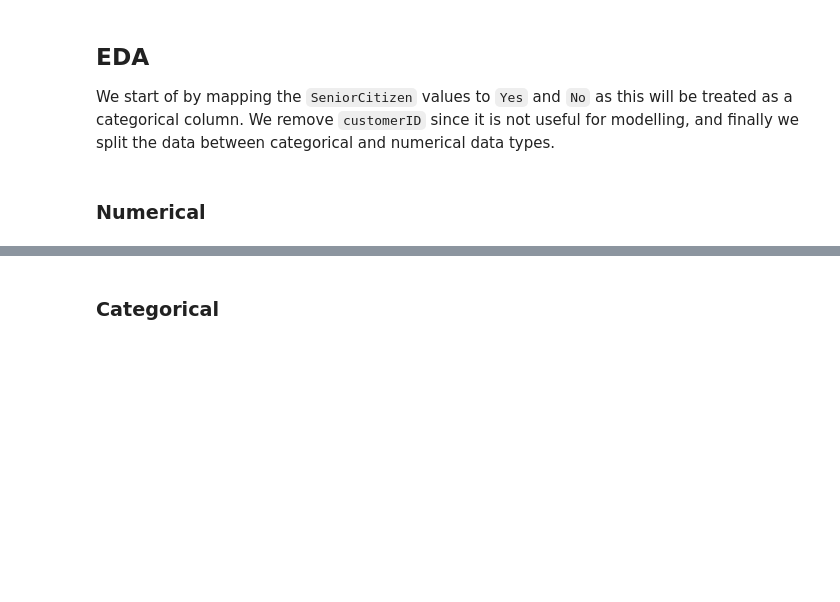
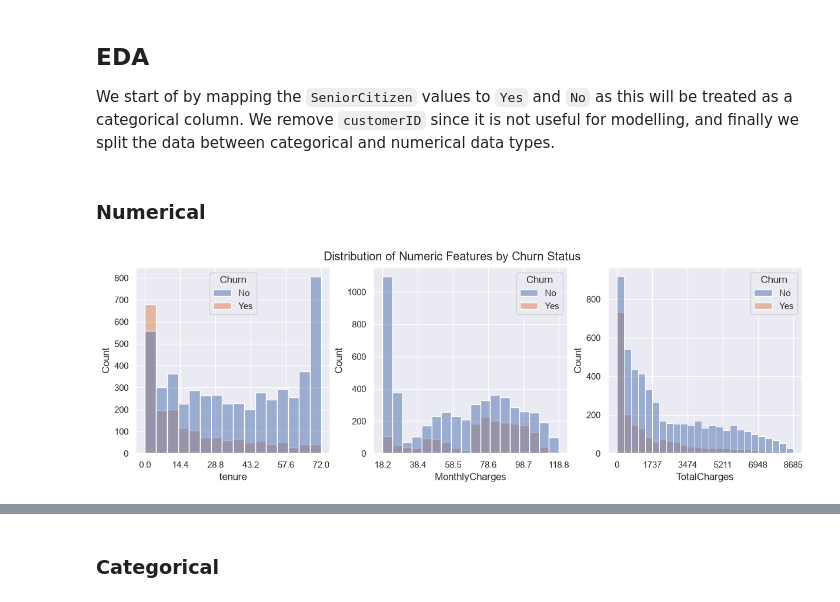
Before and after one commit to H-Konrad/telco-customer-churn, a Jupyter notebook: notebooks/cleaning_and_eda_01.ipynb, the cells around one changed output, grey strips where cells are left out. Saved outputs shown, nothing was run; the diff lists cells and outputs as text; code cells hidden in the pictures; blank space fills up the shorter version.

```diff
--- a/notebooks/cleaning_and_eda_01.ipynb
+++ b/notebooks/cleaning_and_eda_01.ipynb
@@ -40,5 +80,5 @@ There are a total of $11$ rows which contain `" "` values. At first glance, ther
 # %%
-telco.loc[non_float, "TotalCharges"] = pd.NA
+telco.loc[non_float, "TotalCharges"] = "0.0"
 telco["TotalCharges"] = telco["TotalCharges"].astype(float)
 # %% [markdown]
 ## EDA
@@ -61,22 +101,34 @@ numerical["Churn"] = telco["Churn"]
 # %%
 columns = numerical.drop(columns = ["Churn"]).columns.tolist()
 
 fig, axes = plt.subplots(
     nrows = 1,
     ncols = 3,
     figsize = (12, 4),
     constrained_layout = True
 )
 
 axes = axes.flatten()
 fig.suptitle("Distribution of Numeric Features by Churn Status")
 
 for ax, column in zip(axes, columns):
     sns.histplot(
         data = numerical,
         x = column,
         hue = "Churn",
         ax = ax
     )
 
+    x_min = numerical[column].min()
+    x_max = numerical[column].max()
+    ax.set_xticks(
+        np.linspace(
+            start = x_min,
+            stop = x_max,
+            num = 6
+        )
+    )
+
 plt.show()
+# %% [output]
+[figure, added]
```
Also changed, not shown: parts of 19 cells of this notebook.
